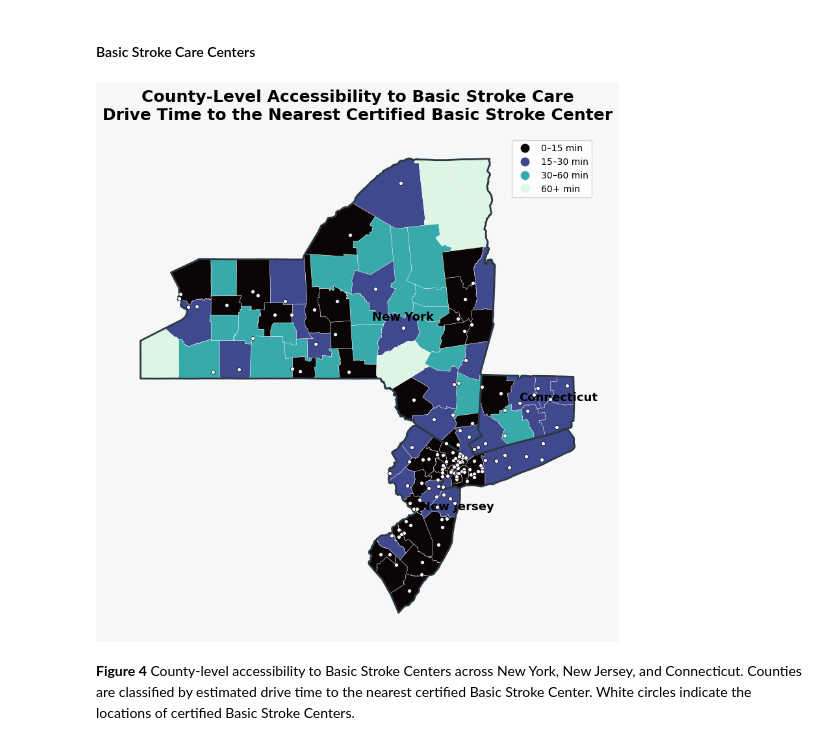
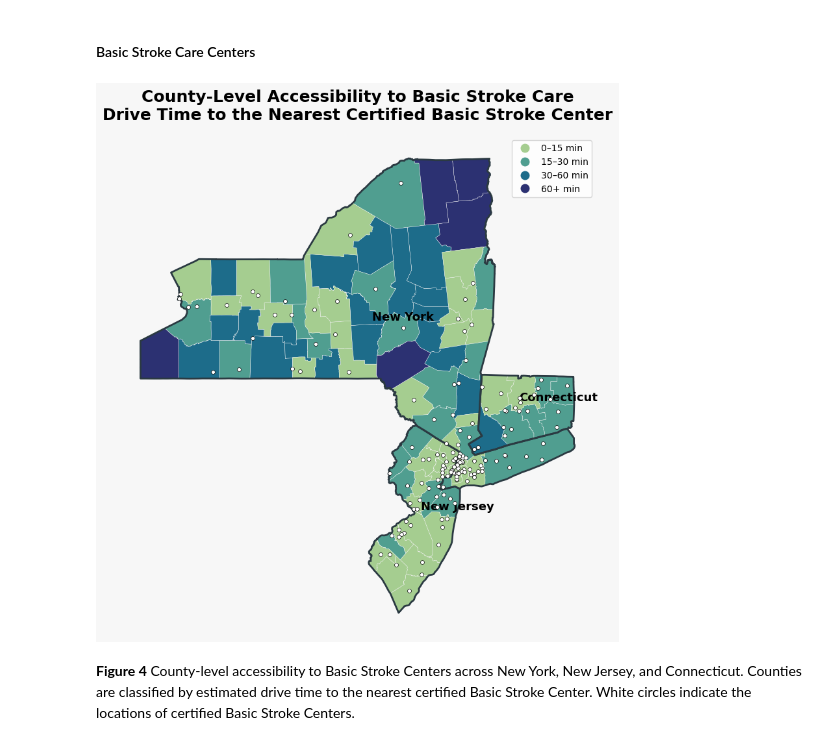
Before and after one commit to palism1/stroke-burden-index, a Jupyter notebook: geographic accessibility analysis/Mapping Geographic Accessibility.ipynb, the cells around one changed output. Saved outputs shown, nothing was run; the diff lists cells and outputs as text; code cells hidden in the pictures.

```diff
--- a/geographic accessibility analysis/Mapping Geographic Accessibility.ipynb
+++ b/geographic accessibility analysis/Mapping Geographic Accessibility.ipynb
@@ -490,7 +490,7 @@ fig, ax = plt.subplots(
 
 counties.plot(
     column="basic_access",
-    cmap="mako",
+    cmap="crest",
     edgecolor="#F5F5F5",
     linewidth=0.3,
     legend=True,
@@ -533,34 +533,34 @@ ax.text(
 )
 
 ax.text(
     -74.6, 40.2,
     "New Jersey",
     fontsize=13,
     weight="bold",
     color="black"
 )
 
 ax.text(
     -72.8, 41.7,
     "Connecticut",
     fontsize=13,
     weight="bold",
     color="black"
 )
 
 
 plt.title(
     "County-Level Accessibility to Basic Stroke Care\nDrive Time to the Nearest Certified Basic Stroke Center",
     fontsize=18,
     fontweight="bold",
     pad=18
 )
 
 plt.axis("off")
 
 plt.show()
 # %% [output]
-[figure, old version]
+[figure, new version]
 # %% [markdown]
 **Figure 4** County-level accessibility to Basic Stroke Centers across New York, New Jersey, and Connecticut. Counties are classified by estimated drive time to the nearest certified Basic Stroke Center. White circles indicate the locations of certified Basic Stroke Centers.
 # %%
```
Also changed, not shown: parts of 5 cells of this notebook.
